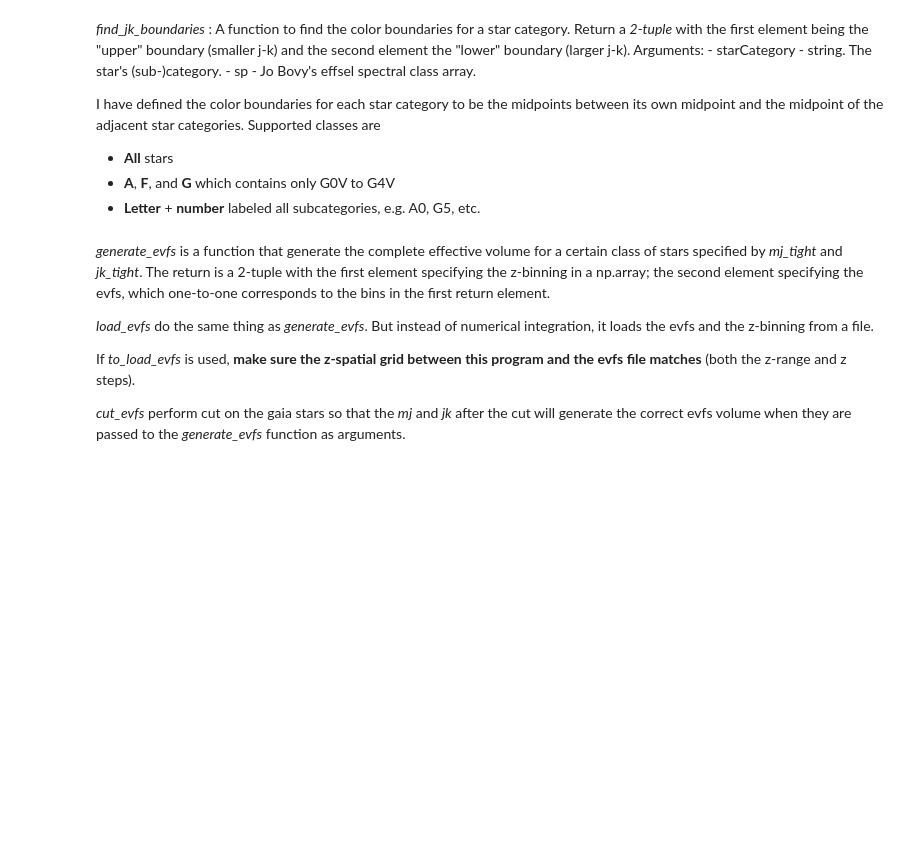
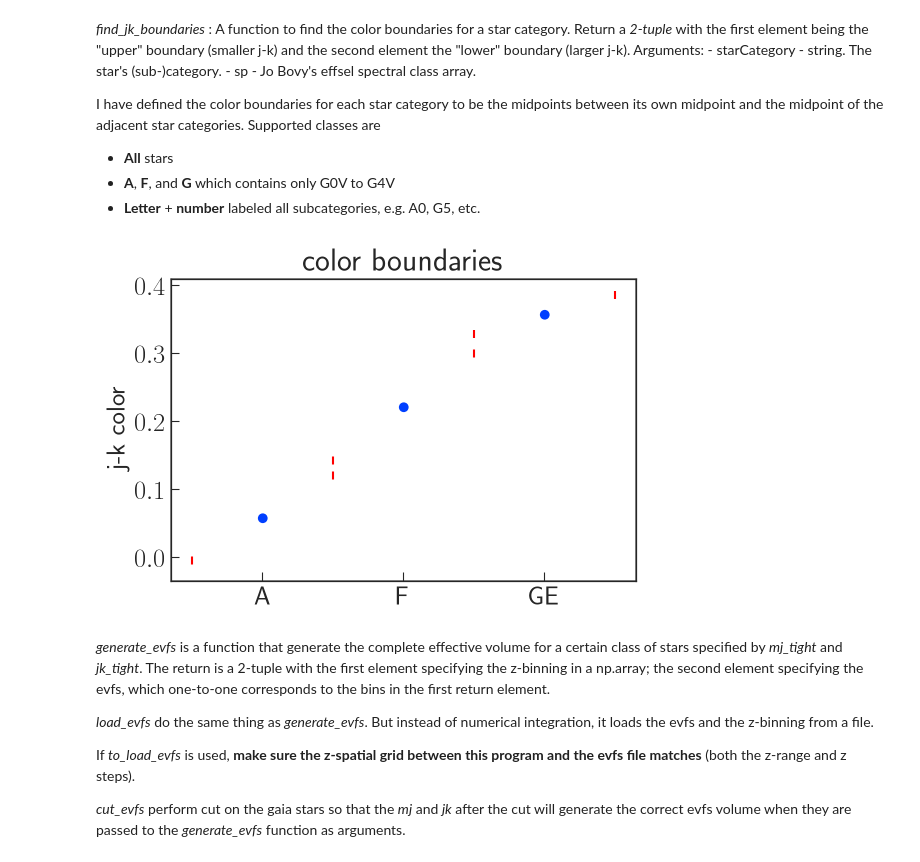
Before and after one commit to bbsonjohn/darkdisk, a Jupyter notebook: gaia_cut.ipynb, the cells around one changed output. Drawn from its saved outputs; the diff is of its cells as text; code cells hidden in the pictures; blank space fills up the shorter version.

```diff
--- a/gaia_cut.ipynb
+++ b/gaia_cut.ipynb
@@ -188,42 +247,58 @@ def find_jk_boundaries(starCategory, sp):
 
    # First consider the input as main classes
    if starCategory == "A":
-      jk_color_cut_upper = (  (sp['JH']+sp['HK'])[ sp_stars('B9V') ] + (sp['JH']+sp['HK'])[ sp_stars('A0V') ]  )/2
-      jk_color_cut_lower = (  (sp['JH']+sp['HK'])[ sp_stars('A9V') ] + (sp['JH']+sp['HK'])[ sp_stars('F0V') ]  )/2
+      jk_color_cut_upper =   (sp['JH']+sp['HK'])[ sp_stars('A0V') ]
+      jk_color_cut_lower =   (sp['JH']+sp['HK'])[ sp_stars('A9V') ]
    elif starCategory == "F":
-      jk_color_cut_upper = (  (sp['JH']+sp['HK'])[ sp_stars('A9V') ] + (sp['JH']+sp['HK'])[ sp_stars('F0V') ]  )/2
-      jk_color_cut_lower = (  (sp['JH']+sp['HK'])[ sp_stars('F9V') ] + (sp['JH']+sp['HK'])[ sp_stars('G0V') ]  )/2
-   elif starCategory == "G": # THIS IS A SHORT-LISTED G CATEGORY
-      jk_color_cut_upper = (  (sp['JH']+sp['HK'])[ sp_stars('F9V') ] + (sp['JH']+sp['HK'])[ sp_stars('G0V') ]  )/2
-      jk_color_cut_lower = (  (sp['JH']+sp['HK'])[ sp_stars('G4V') ] + (sp['JH']+sp['HK'])[ sp_stars('G5V') ]  )/2
+      jk_color_cut_upper = (sp['JH']+sp['HK'])[ sp_stars('F0V') ]
+      jk_color_cut_lower = (sp['JH']+sp['HK'])[ sp_stars('F9V') ]
+   elif starCategory == "GE": # THIS IS A SHORT-LISTED G CATEGORY
+      jk_color_cut_upper = (sp['JH']+sp['HK'])[ sp_stars('G0V') ]
+      jk_color_cut_lower = (sp['JH']+sp['HK'])[ sp_stars('G5V') ]
+   elif starCategory == "GL": # THIS IS A SHORT-LISTED G CATEGORY
+      jk_color_cut_upper = (sp['JH']+sp['HK'])[ sp_stars('G5V') ]
+      jk_color_cut_lower = (sp['JH']+sp['HK'])[ sp_stars('G9V') ]
+   elif starCategory == "G":
+      jk_color_cut_upper = (sp['JH']+sp['HK'])[ sp_stars('G0V') ]
+      jk_color_cut_lower = (sp['JH']+sp['HK'])[ sp_stars('G9V') ]
    elif starCategory == "All":
       jk_color_cut_upper = (  (sp['JH']+sp['HK'])[ sp_stars('B9V') ] + (sp['JH']+sp['HK'])[ sp_stars('A0V') ]  )/2
       jk_color_cut_lower = (  (sp['JH']+sp['HK'])[ sp_stars('G4V') ] + (sp['JH']+sp['HK'])[ sp_stars('G5V') ]  )/2
+   elif starCategory == "K":
+      jk_color_cut_upper = (  (sp['JH']+sp['HK'])[ sp_stars('G9V') ] + (sp['JH']+sp['HK'])[ sp_stars('K0V') ]  )/2
+      jk_color_cut_lower = (  (sp['JH']+sp['HK'])[ sp_stars('K9V') ] + (sp['JH']+sp['HK'])[ sp_stars('M0V') ]  )/2
+   elif starCategory == "FU":
+      jk_color_cut_upper = (  (sp['JH']+sp['HK'])[ sp_stars('A9V') ] + (sp['JH']+sp['HK'])[ sp_stars('F0V') ]  )/2
+      jk_color_cut_lower = (  (sp['JH']+sp['HK'])[ sp_stars('F6V') ] + (sp['JH']+sp['HK'])[ sp_stars('F7V') ]  )/2
+   elif starCategory == "FL":
+      jk_color_cut_upper = (  (sp['JH']+sp['HK'])[ sp_stars('F7V') ] + (sp['JH']+sp['HK'])[ sp_stars('F6V') ]  )/2
+      jk_color_cut_lower = (  (sp['JH']+sp['HK'])[ sp_stars('F9V') ] + (sp['JH']+sp['HK'])[ sp_stars('G0V') ]  )/2
    else : # then consider the input as a subclass or a list of adjacent subclasses
       for list_i, bo_val in enumerate(sp_stars(starCategory)):
          if bo_val == True:
             jk_color_cut_upper = (  (sp['JH']+sp['HK'])[list_i-1] + (sp['JH']+sp['HK'])[list_i]  )/2
       for list_i, bo_val in enumerate( reversed(sp_stars(starCategory)) ):
          if bo_val == True:
             jk_color_cut_lower = (  (sp['JH']+sp['HK'])[len(sp)-list_i] + (sp['JH']+sp['HK'])[len(sp)-list_i-1]  )/2
 
    return (jk_color_cut_upper, jk_color_cut_lower)
 
-#categories_to_be_plotted = ["A0","A1","A2","A3","A4","A5","A6","A7","A8","A9"]  # uncomment me!
-categories_to_be_plotted = ["A","F","G"]  # uncomment me!
+categories_to_be_plotted = ["A","F","GE"]
 categories_boundaries_u = np.array([]); categories_boundaries_l = np.array([]); categories_midpoints = np.array([]);
 
 for i, cat in enumerate(categories_to_be_plotted):
    upper, lower = find_jk_boundaries(cat, sp)
    mid = (upper + lower)/2.
    categories_boundaries_u = np.append(categories_boundaries_u, upper)
    categories_boundaries_l = np.append(categories_boundaries_l, lower)
    categories_midpoints = np.append(categories_midpoints, mid)
 plt.scatter(range(len(categories_boundaries_u)), categories_boundaries_u, marker='|',color='red')
 plt.scatter(np.array(range(len(categories_boundaries_l)))+1, categories_boundaries_l, marker='|',color='red')
 plt.scatter(np.array(range(len(categories_midpoints)))+0.5, categories_midpoints, marker='o')
 plt.xticks(np.array(range(len(categories_midpoints)))+0.5,categories_to_be_plotted);plt.ylabel("j-k color"); plt.title("color boundaries");
 plt.show()
+# %% [output]
+[figure, added]
 # %% [markdown]
 *generate_evfs* is a function that generate the complete effective volume for a certain class of stars specified by *mj_tight* and *jk_tight*. The return is a 2-tuple with the first element specifying the z-binning in a np.array; the second element specifying the evfs, which one-to-one corresponds to the bins in the first return element.
 
```
Also changed, not shown: parts of 23 cells of this notebook, 23 other files.
